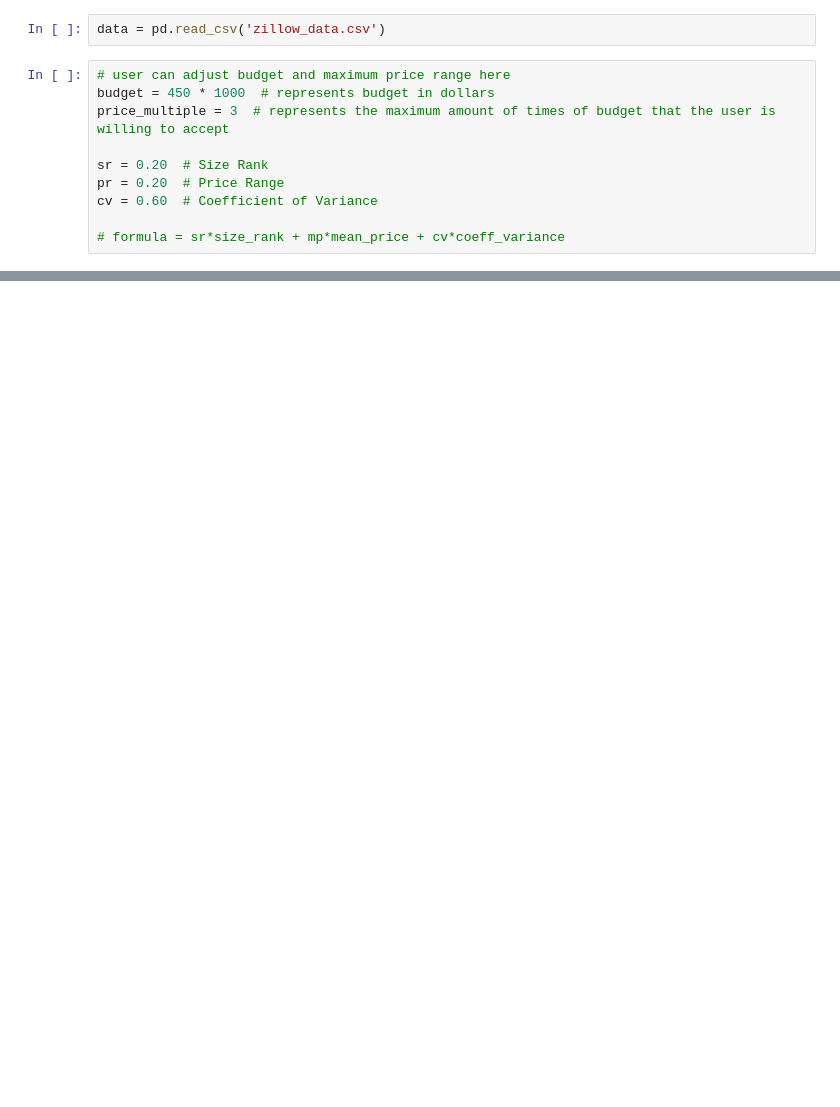
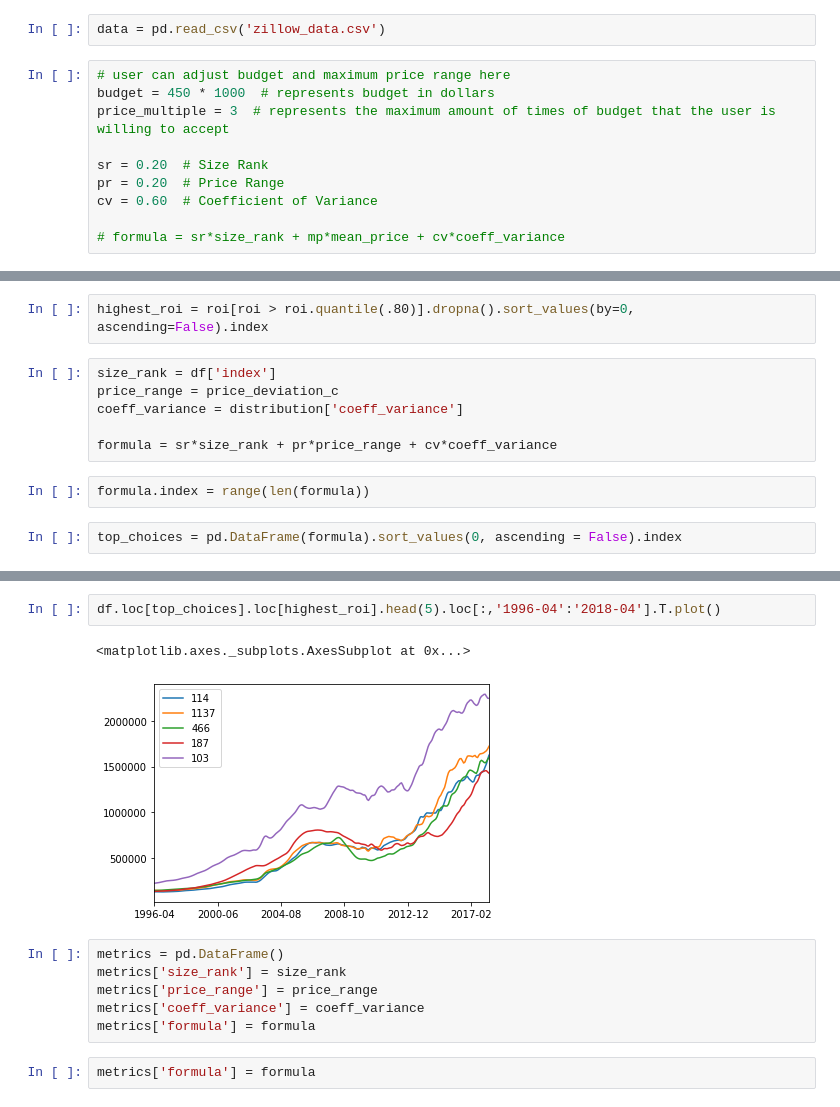
Before and after one commit to tjkim614/zillow_investment_recommendation, a Jupyter notebook: Final Model.ipynb, the cells around one changed output, grey strips where cells are left out. Drawn from its saved outputs; the diff is of its cells as text; blank space fills up the shorter version.

```diff
--- a/Final Model.ipynb
+++ b/Final Model.ipynb
@@ -20,0 +127,12 @@ cv = 0.60  # Coefficient of Variance
+# %%
+highest_roi = roi[roi > roi.quantile(.80)].dropna().sort_values(by=0, ascending=False).index
+# %%
+size_rank = df['index']
+price_range = price_deviation_c
+coeff_variance = distribution['coeff_variance']
+
+formula = sr*size_rank + pr*price_range + cv*coeff_variance
+# %%
+formula.index = range(len(formula))
+# %%
+top_choices = pd.DataFrame(formula).sort_values(0, ascending = False).index
@@ -20,0 +156,13 @@ cv = 0.60  # Coefficient of Variance
+# %%
+df.loc[top_choices].loc[highest_roi].head(5).loc[:,'1996-04':'2018-04'].T.plot()
+# %% [output]
+<matplotlib.axes._subplots.AxesSubplot at 0x...>
+[figure, added]
+# %%
+metrics = pd.DataFrame()
+metrics['size_rank'] = size_rank
+metrics['price_range'] = price_range
+metrics['coeff_variance'] = coeff_variance
+metrics['formula'] = formula
+# %%
+metrics['formula'] = formula
```
Also changed, not shown: parts of 102 cells of this notebook.
